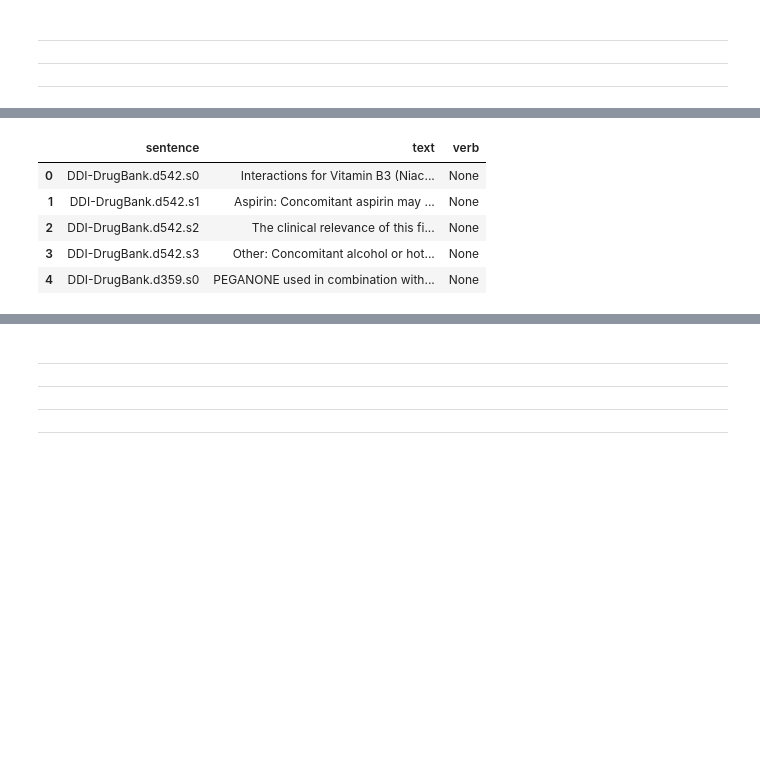
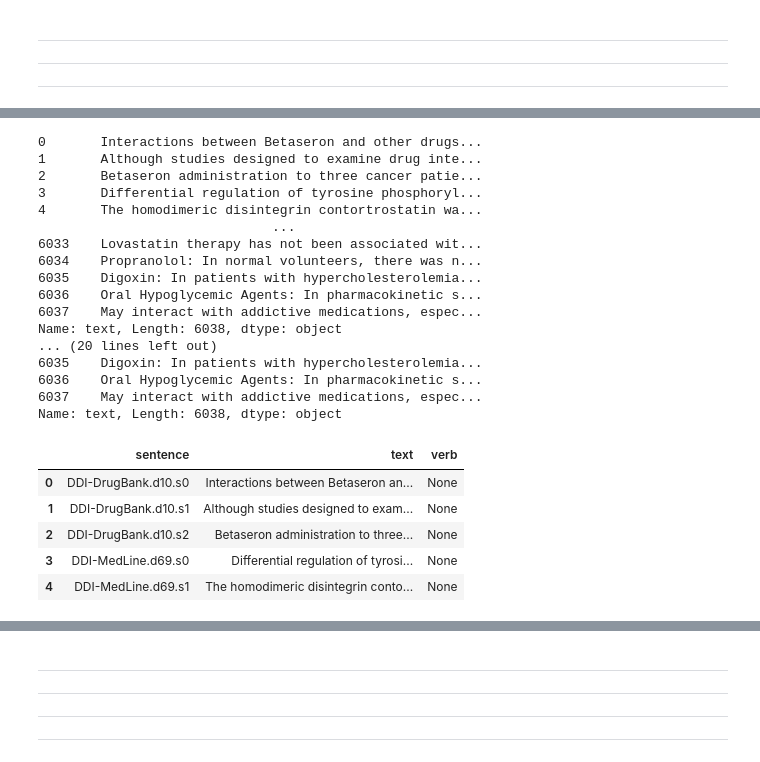
Before and after one commit to criscapdechoy/ANLP_course, a Jupyter notebook: Inspect_DDI_ML.ipynb, the cells around one changed output, grey strips where cells are left out. Drawn from its saved outputs; the diff is of its cells as text; code cells hidden in the pictures; blank space fills up the shorter version.

```diff
--- a/Inspect_DDI_ML.ipynb
+++ b/Inspect_DDI_ML.ipynb
@@ -25,10 +25,10 @@ import DDI_ML as ddi
 training_data = []
 entities = {}
 files = listdir(inputdir)
-for f in tqdm(files[:]):
+for f in tqdm(files[:24]):
     # Parse XML file
     sentences = ddi.parseXML(f"{inputdir}/{f}")
-    for s in sentences:
+    for s in sentences[:]:
         # get sentence id/text
         sid = s.attributes["id"].value
         stext = s.attributes["text"].value
@@ -44,7 +44,7 @@ for f in tqdm(files[:]):
             entities[id] = {"offset": offs, "text": text}
 
 #         # Tokenize, tag, and parse sentence
-#         analysis = ddi.analyze(stext)
+        analysis = ddi.analyze(stext)
 
 #         verbs = sorted(
 #             [analysis.nodes[n] for n in analysis.nodes if "VB" in analysis.nodes[n]["tag"]],
@@ -90,14 +90,33 @@ df_ddi.head()
 # %%
 _data = [[t[0], t[1], t[2]["lemma"] if t[2] else None] for t in training_data]
 df_verb = pd.DataFrame(_data, columns=["sentence","text","verb"])
+for i in df_verb:
+    print(df_verb.text, )
 df_verb.head()
 # %% [output]
+0       Interactions between Betaseron and other drugs...
+1       Although studies designed to examine drug inte...
+2       Betaseron administration to three cancer patie...
+3       Differential regulation of tyrosine phosphoryl...
+4       The homodimeric disintegrin contortrostatin wa...
+                              ...
+6033    Lovastatin therapy has not been associated wit...
+6034    Propranolol: In normal volunteers, there was n...
+6035    Digoxin: In patients with hypercholesterolemia...
+6036    Oral Hypoglycemic Agents: In pharmacokinetic s...
+6037    May interact with addictive medications, espec...
+Name: text, Length: 6038, dtype: object
+... (20 lines left out)
+6035    Digoxin: In patients with hypercholesterolemia...
+6036    Oral Hypoglycemic Agents: In pharmacokinetic s...
+6037    May interact with addictive medications, espec...
+Name: text, Length: 6038, dtype: object
 |  | sentence | text | verb |
-| 0 | DDI-DrugBank.d542.s0 | Interactions for Vitamin B3 (Niac... | None |
-| 1 | DDI-DrugBank.d542.s1 | Aspirin: Concomitant aspirin may ... | None |
-| 2 | DDI-DrugBank.d542.s2 | The clinical relevance of this fi... | None |
-| 3 | DDI-DrugBank.d542.s3 | Other: Concomitant alcohol or hot... | None |
-| 4 | DDI-DrugBank.d359.s0 | PEGANONE used in combination with... | None |
+| 0 | DDI-DrugBank.d10.s0 | Interactions between Betaseron an... | None |
+| 1 | DDI-DrugBank.d10.s1 | Although studies designed to exam... | None |
+| 2 | DDI-DrugBank.d10.s2 | Betaseron administration to three... | None |
+| 3 | DDI-MedLine.d69.s0 | Differential regulation of tyrosi... | None |
+| 4 | DDI-MedLine.d69.s1 | The homodimeric disintegrin conto... | None |
 # %%
 df = df_ddi.merge(df_verb.iloc[:,:-1], on="sentence", how="inner")
 df.sort_values(by="DDI_type", inplace=True)
```
Also changed, not shown: parts of 6 cells of this notebook, 4 other files.
